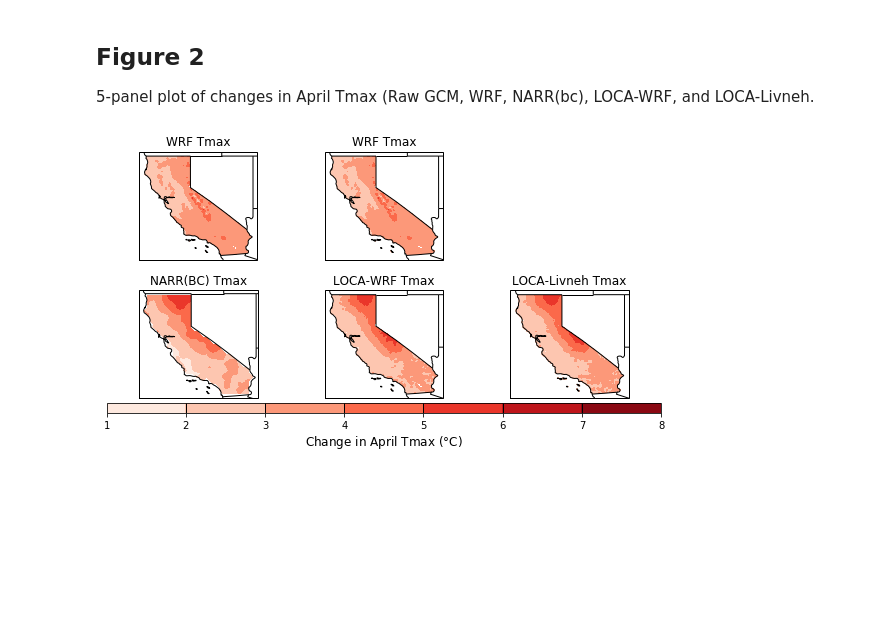
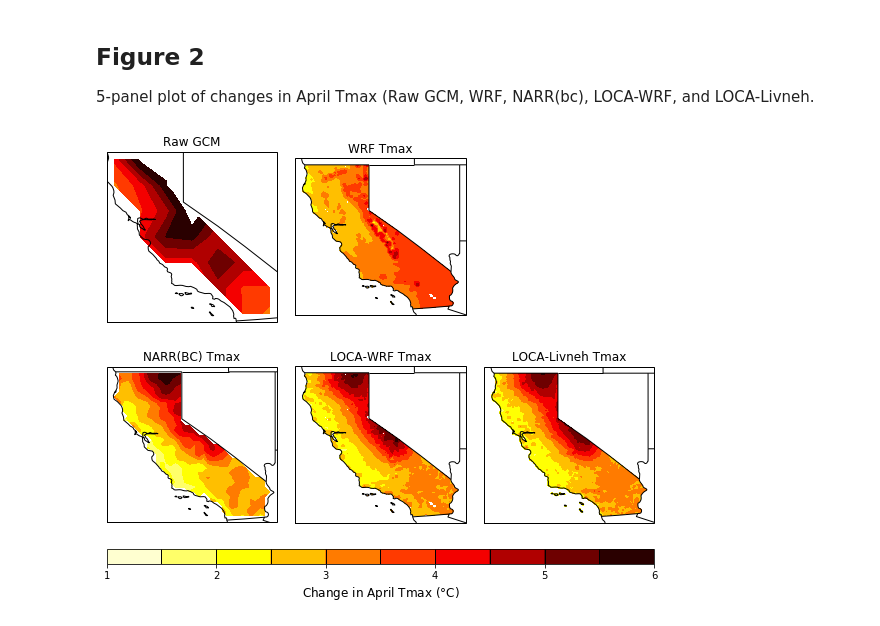
Before and after one commit to neil-berg/doe-downscaling, a Jupyter notebook: paper-figures.ipynb, the cells around one changed output. Cells and saved outputs as stored; diff of their text form; code cells hidden in the pictures; blank space fills up the shorter version.

```diff
--- a/paper-figures.ipynb
+++ b/paper-figures.ipynb
@@ -170,7 +170,15 @@ data_dir = '/Users/nberg/projects/doe/data/processed/'
 dest_dir = '/Users/nberg/projects/doe/figures/'
 
 # Raw GCM (CNRM-CM5)
-#PLACEHOLDER
+gcm_fut_nc = netCDF4.Dataset(data_dir+'cnrm_cm5_fut_2081-2100_tmax_april_CA_mask.nc', 'r')
+gcm_hist_nc = netCDF4.Dataset(data_dir+'cnrm_cm5_hist_1981-2000_tmax_april_CA_mask.nc', 'r')
+gcm_fut_tmax = gcm_fut_nc.variables['tmax'][:,:]
+gcm_lat = gcm_fut_nc.variables['lat'][:]
+gcm_lon = gcm_fut_nc.variables['lon'][:]
+gcm_hist_tmax = gcm_hist_nc.variables['tmax'][:,:]
+gcm_change_tmax = gcm_fut_tmax - gcm_hist_tmax
+gcm_fut_nc.close()
+gcm_hist_nc.close()
 
 # WRF
 wrf_fut_nc = netCDF4.Dataset(data_dir+'wrf_fut_1991-2000_tmax_april_CA_mask.nc', 'r')
@@ -217,17 +225,17 @@ loca_livneh_fut_nc.close()
 loca_livneh_hist_nc.close()
 
 # Figure ---
-plot_ticks = np.linspace(1,8,8)
+plot_ticks = np.linspace(1,6,11)
 
-fig = plt.figure(figsize=(8,4))
+fig = plt.figure(figsize=(8,6))
 
 # Raw GCM (placeholder)
 ax1 = fig.add_subplot(2, 3, 1, projection=ccrs.PlateCarree())
 ax1.coastlines('50m')
-ax1.set_title('WRF Tmax', fontsize=12)
+ax1.set_title('Raw GCM', fontsize=12)
 ax1.add_feature(states_provinces, edgecolor='black')
 ax1.add_feature(cfeature.BORDERS)
-plot1 = ax1.contourf(wrf_lon, wrf_lat, wrf_change_tmax, plot_ticks, transform=ccrs.PlateCarree(), cmap='Reds')
+plot1 = ax1.contourf(gcm_lon, gcm_lat, gcm_change_tmax, plot_ticks, transform=ccrs.PlateCarree(), cmap='hot_r')
 
 # WRF
 ax2 = fig.add_subplot(2, 3, 2, projection=ccrs.PlateCarree())
@@ -235,7 +243,7 @@ ax2.coastlines('50m')
 ax2.set_title('WRF Tmax', fontsize=12)
 ax2.add_feature(states_provinces, edgecolor='black')
 ax2.add_feature(cfeature.BORDERS)
-plot2 = ax2.contourf(wrf_lon, wrf_lat, wrf_change_tmax, plot_ticks, transform=ccrs.PlateCarree(), cmap='Reds')
+plot2 = ax2.contourf(wrf_lon, wrf_lat, wrf_change_tmax, plot_ticks, transform=ccrs.PlateCarree(), cmap='hot_r')
 
 # NARR (BC)
 ax4 = fig.add_subplot(2, 3, 4, projection=ccrs.PlateCarree())
@@ -243,40 +251,40 @@ ax4.coastlines('50m')
 ax4.set_title('NARR(BC) Tmax', fontsize=12)
 ax4.add_feature(states_provinces, edgecolor='black')
 ax4.add_feature(cfeature.BORDERS)
-plot4 = ax4.contourf(narr_lon, narr_lat, narr_change_tmax, plot_ticks, transform=ccrs.PlateCarree(), cmap='Reds')
+plot4 = ax4.contourf(narr_lon, narr_lat, narr_change_tmax, plot_ticks, transform=ccrs.PlateCarree(), cmap='hot_r')
 
 # LOCA-WRF
 ax5 = fig.add_subplot(2, 3, 5, projection=ccrs.PlateCarree())
 ax5.coastlines('50m')
 ax5.set_title('LOCA-WRF Tmax', fontsize=12)
 ax5.add_feature(states_provinces, edgecolor='black')
 ax5.add_feature(cfeature.BORDERS)
-plot5 = ax5.contourf(loca_wrf_lon, loca_wrf_lat, loca_wrf_change_tmax, plot_ticks, transform=ccrs.PlateCarree(), cmap='Reds')
+plot5 = ax5.contourf(loca_wrf_lon, loca_wrf_lat, loca_wrf_change_tmax, plot_ticks, transform=ccrs.PlateCarree(), cmap='hot_r')
 
 # LOCA-Livneh
 ax6 = fig.add_subplot(2, 3, 6, projection=ccrs.PlateCarree())
 ax6.coastlines('50m')
 ax6.set_title('LOCA-Livneh Tmax', fontsize=12)
 ax6.add_feature(states_provinces, edgecolor='black')
 ax6.add_feature(cfeature.BORDERS)
-plot6 = ax6.contourf(loca_livneh_lon, loca_livneh_lat, loca_livneh_change_tmax, plot_ticks, transform=ccrs.PlateCarree(), cmap='Reds')
+plot6 = ax6.contourf(loca_livneh_lon, loca_livneh_lat, loca_livneh_change_tmax, plot_ticks, transform=ccrs.PlateCarree(), cmap='hot_r')
 
 fig.tight_layout()
 
 # Obtain axes coordinates for each subplot for colorbar positioning
 # ax1_pos = ax1.get_position() # details on ax1_pos.x0, .y0, .x1, .y1, .height .width
 ax2_pos = ax2.get_position()
 # ax3_pos = ax3.get_position()
 ax4_pos = ax4.get_position()
 ax5_pos = ax5.get_position()
 ax6_pos = ax6.get_position()
 
 # Colorbar for all panels
 cbar_height = 0.035
 cbar_ax = fig.add_axes([ax4_pos.x0, ax4_pos.y0-.05, ax6_pos.x1-ax4_pos.x0, cbar_height]) # bottom left corner x,y, and width, height
 cbar = plt.colorbar(plot2, cax=cbar_ax, orientation='horizontal', drawedges=True)
 cbar.dividers.set_edgecolor('black')
 cbar.dividers.set_linewidth(1)
 cbar.set_label('Change in April Tmax '+'('+r'$\degree$'+'C)', fontsize=12)
 # %% [output]
-[figure, old version]
+[figure, new version]
```
